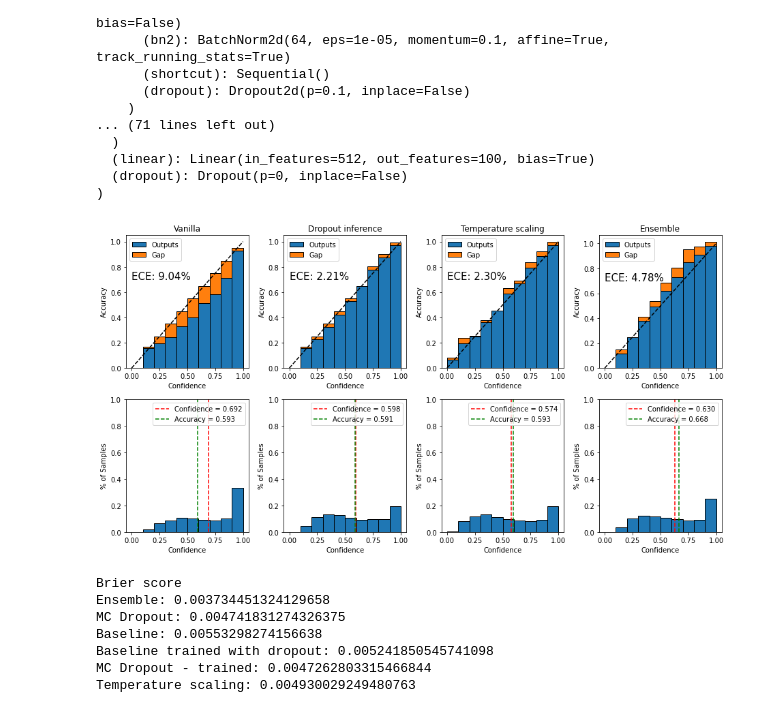
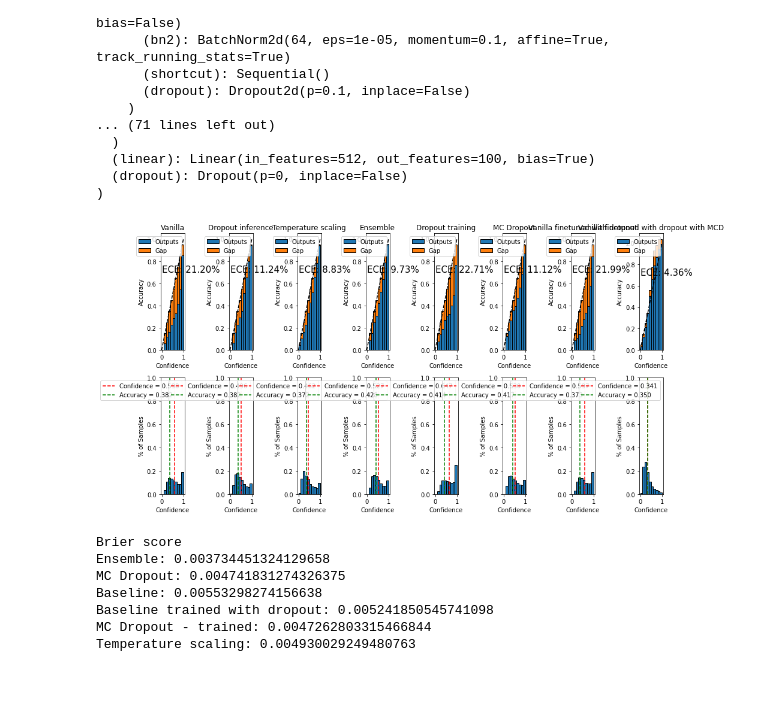
Before and after one commit to vlasakjiri/uncertainty-estimations, a Jupyter notebook: classification-cifar.ipynb, the cells around one changed output. Drawn from its saved outputs; the diff is of its cells as text; code cells hidden in the pictures; blank space fills up the shorter version.

```diff
--- a/classification-cifar.ipynb
+++ b/classification-cifar.ipynb
@@ -360,30 +360,30 @@ ResNetDropout(
 # %%
 dropout_finetuned_max_probs = progress_model_finetuned.dropout_outputs.max(axis=-1)
 dropout_max_probs = progress_model.dropout_outputs.max(axis=-1)
 trained_dropout_max_probs = progress_model_dropout.dropout_outputs.max(axis=-1)
 # dropout_scaled_max_probs = progress_scaled_model_dropout.dropout_outputs.max(axis=-1)
 
 
 ensemble_max_probs = progress_ensemble.logits.max(axis=1)
 utils.visualisations.calibration_graph([
         ("Vanilla", progress_model.max_probs, np.argsort(progress_model.max_probs), progress_model.predictions),
         ("Dropout inference", dropout_max_probs, np.argsort(dropout_max_probs), progress_model.dropout_predictions),
         ("Temperature scaling", progress_scaled_model.max_probs, np.argsort(progress_scaled_model.max_probs), progress_scaled_model.predictions),
         ("Ensemble", ensemble_max_probs, np.argsort(ensemble_max_probs), progress_ensemble.predictions),
 
-        # ("Dropout training", progress_model_dropout.max_probs, np.argsort(progress_model.max_probs), progress_model_dropout.predictions),
-        # ("MC Dropout", trained_dropout_max_probs, np.argsort(trained_dropout_max_probs), progress_model_dropout.dropout_predictions),
+        ("Dropout training", progress_model_dropout.max_probs, np.argsort(progress_model.max_probs), progress_model_dropout.predictions),
+        ("MC Dropout", trained_dropout_max_probs, np.argsort(trained_dropout_max_probs), progress_model_dropout.dropout_predictions),
 
-        # ("Vanilla finetuned with dropout", progress_model_finetuned.max_probs, np.argsort(progress_model_finetuned.max_probs), progress_model_finetuned.predictions),
-        # ("Vanilla finetuned with dropout with MCD", dropout_finetuned_max_probs, np.argsort(dropout_finetuned_max_probs), progress_model_finetuned.dropout_predictions),
+        ("Vanilla finetuned with dropout", progress_model_finetuned.max_probs, np.argsort(progress_model_finetuned.max_probs), progress_model_finetuned.predictions),
+        ("Vanilla finetuned with dropout with MCD", dropout_finetuned_max_probs, np.argsort(dropout_finetuned_max_probs), progress_model_finetuned.dropout_predictions),
     ],
     progress_model.labels,
     figsize=(13,7)
     )
 
 plt.savefig("figures/cifar100-mobilenetv2-calibration1.pdf")
 # %% [output]
-[figure, old version]
+[figure, new version]
 # %%
 y_true = nn.functional.one_hot(torch.tensor(progress_model.labels.astype("long")))
 
```
Also changed, not shown: parts of 5 cells of this notebook, 2 other files.
